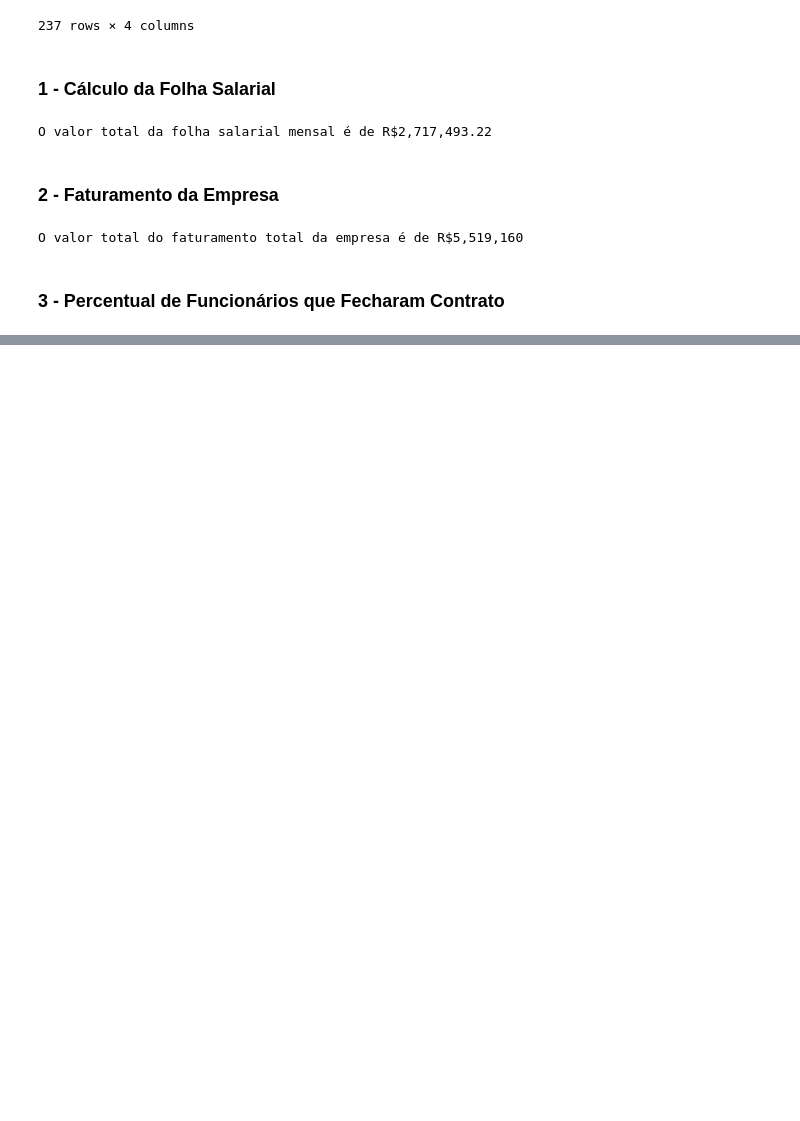
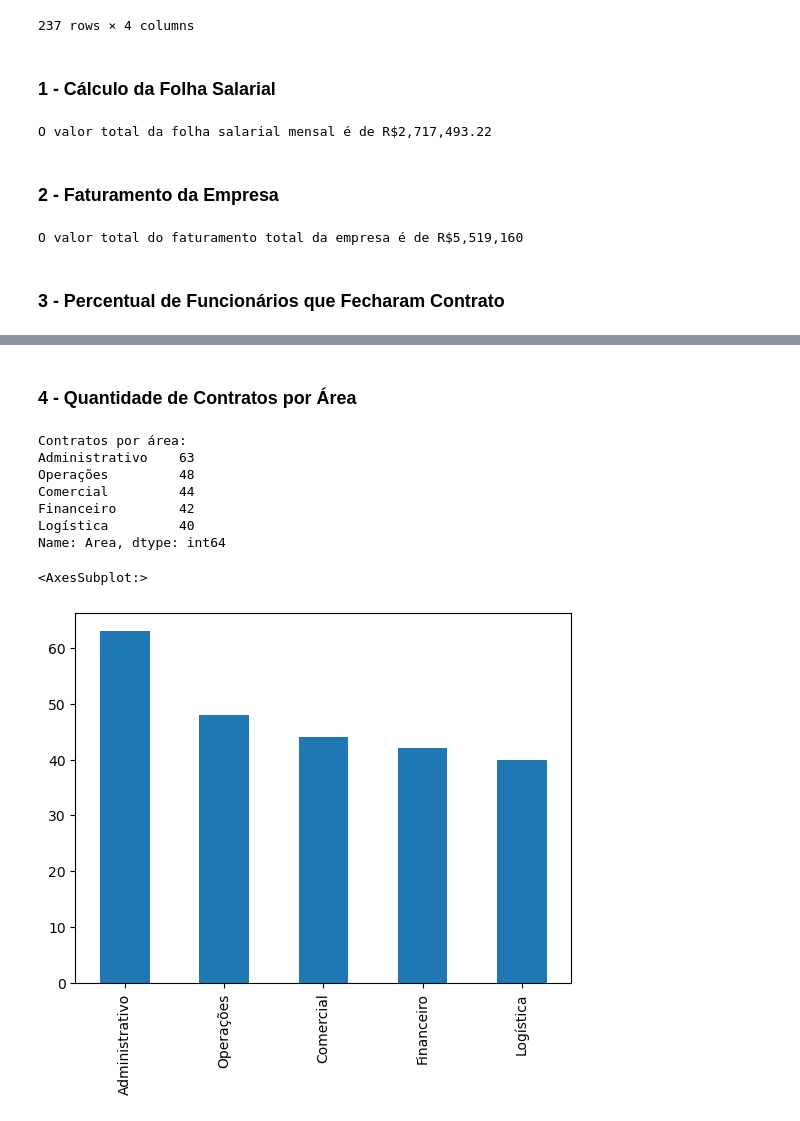
Before and after one commit to YaraAnalysis/projeto-analise-de-dados-servicos, a Jupyter notebook: Analise de Dados de Serviços.ipynb, the cells around one changed output, grey strips where cells are left out. Saved outputs shown, nothing was run; the diff lists cells and outputs as text; code cells hidden in the pictures; blank space fills up the shorter version.

Commit message:
Qtde de contratos por setor
Cálculo da quantidade de contratos por área/setor

```diff
--- a/Analise de Dados de Serviços.ipynb
+++ b/Analise de Dados de Serviços.ipynb
@@ -78,0 +81,19 @@ print('O percentual de funcionários que fecharam contratos é {:.2%}'.format(qt
+# %% [markdown]
+### 4 - Quantidade de Contratos por Área
+# %%
+contratos_area_df = servicos_df[['ID Funcionário']].merge(funcionarios_df[['ID Funcionário', 'Area']], on='ID Funcionário')
+
+qtde_contratos_area = contratos_area_df['Area'].value_counts()
+print('Contratos por área:')
+print(qtde_contratos_area)
+qtde_contratos_area.plot(kind='bar')
+# %% [output]
+Contratos por área:
+Administrativo    63
+Operações         48
+Comercial         44
+Financeiro        42
+Logística         40
+Name: Area, dtype: int64
+<AxesSubplot:>
+[figure, added]
```
Also changed, not shown: parts of 2 cells of this notebook.
